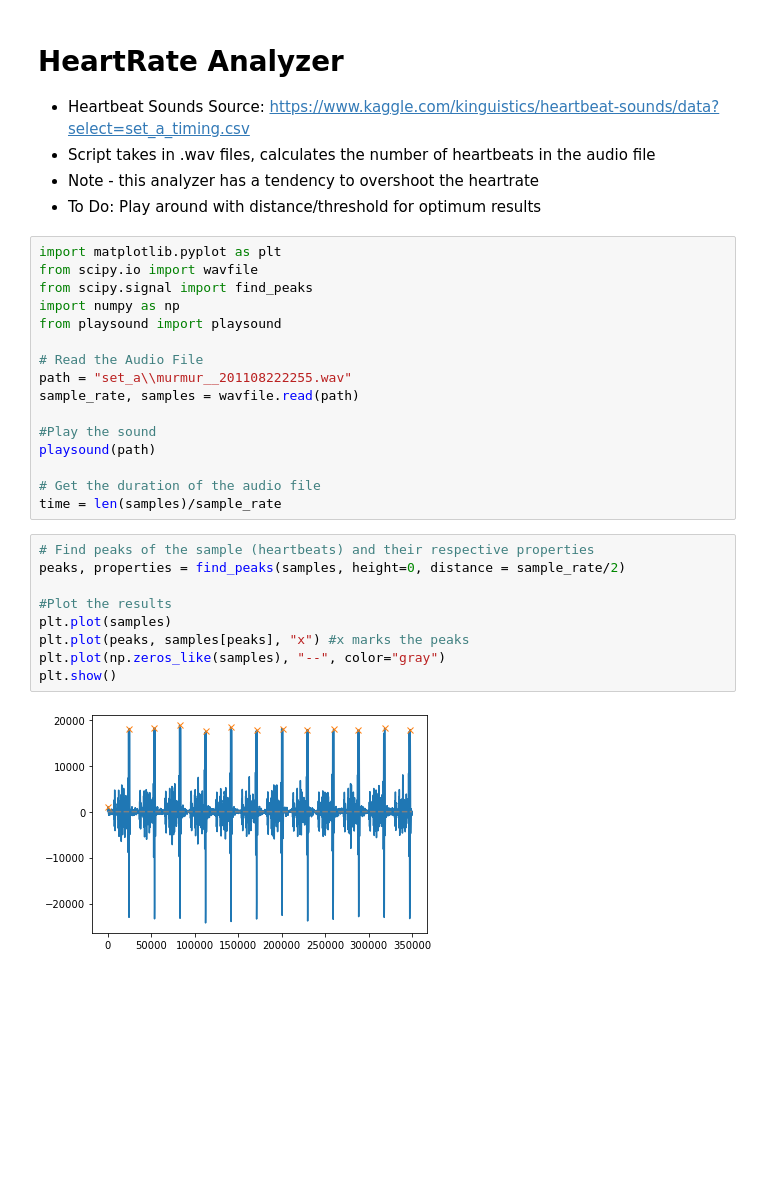
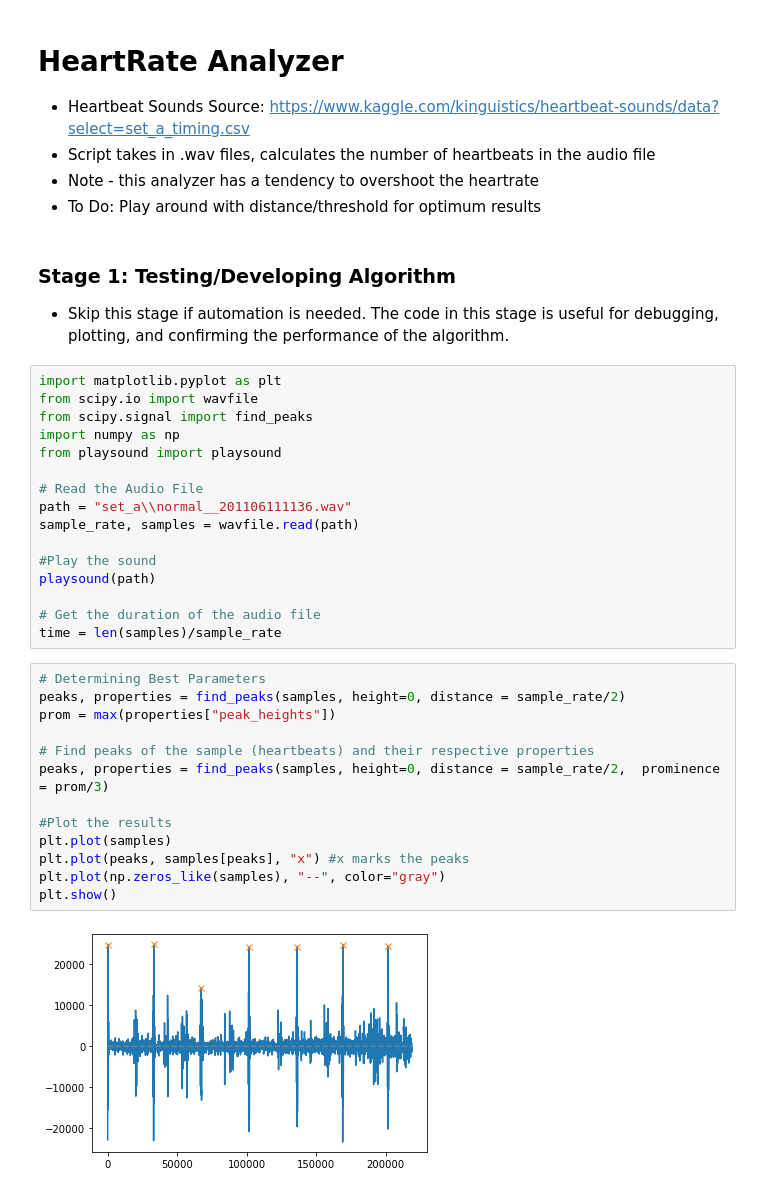
Before and after one commit to jenye-ai/heart_studio, a Jupyter notebook: hr_analysis.ipynb, the cells around one changed output. Saved outputs shown, nothing was run; the diff lists cells and outputs as text; blank space fills up the shorter version.

```diff
--- a/hr_analysis.ipynb
+++ b/hr_analysis.ipynb
@@ -5,6 +5,9 @@
 - Script takes in .wav files, calculates the number of heartbeats in the audio file
 - Note - this analyzer has a tendency to overshoot the heartrate
 - To Do: Play around with distance/threshold for optimum results
+# %% [markdown]
+### Stage 1: Testing/Developing Algorithm
+- Skip this stage if automation is needed. The code in this stage is useful for debugging, plotting, and confirming the performance of the algorithm.
 # %%
 import matplotlib.pyplot as plt
 from scipy.io import wavfile
@@ -13,7 +16,7 @@ import numpy as np
 from playsound import playsound
 
 # Read the Audio File
-path = "set_a\\murmur__201108222255.wav"
+path = "set_a\\normal__201106111136.wav"
 sample_rate, samples = wavfile.read(path)
 
 #Play the sound
@@ -22,16 +25,20 @@ playsound(path)
 # Get the duration of the audio file
 time = len(samples)/sample_rate
 # %%
+# Determining Best Parameters
+peaks, properties = find_peaks(samples, height=0, distance = sample_rate/2)
+prom = max(properties["peak_heights"])
+
 # Find peaks of the sample (heartbeats) and their respective properties
-peaks, properties = find_peaks(samples, height=0, distance = sample_rate/2)
+peaks, properties = find_peaks(samples, height=0, distance = sample_rate/2,  prominence = prom/3)
 
 #Plot the results
 plt.plot(samples)
 plt.plot(peaks, samples[peaks], "x") #x marks the peaks
 plt.plot(np.zeros_like(samples), "--", color="gray")
 plt.show()
 # %% [output]
-[figure, old version]
+[figure, new version]
 # %%
 #Calculating BPM
 bpm = len(peaks)*60/time
```
Also changed, not shown: parts of 10 cells of this notebook, 2 other files.
